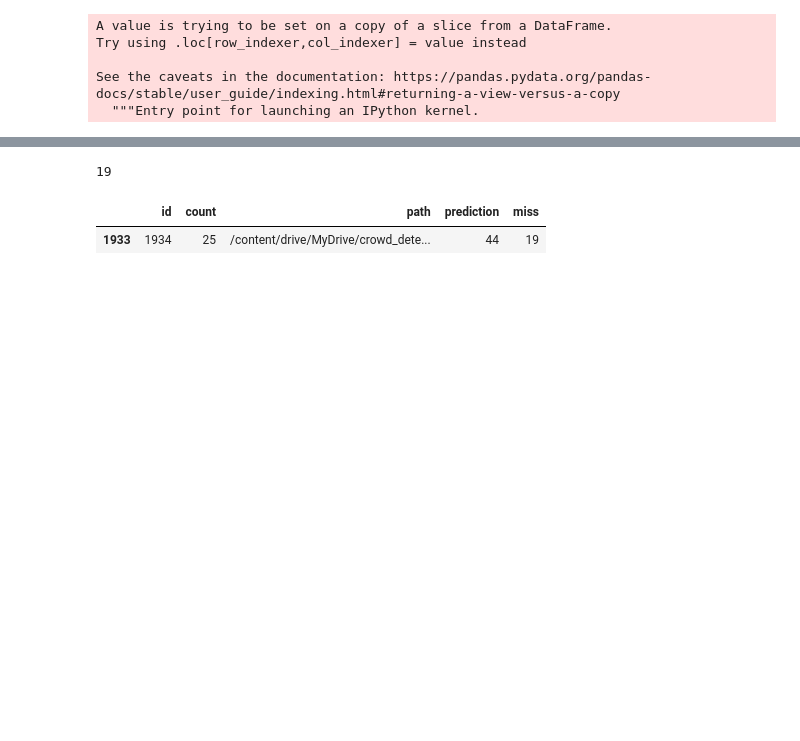
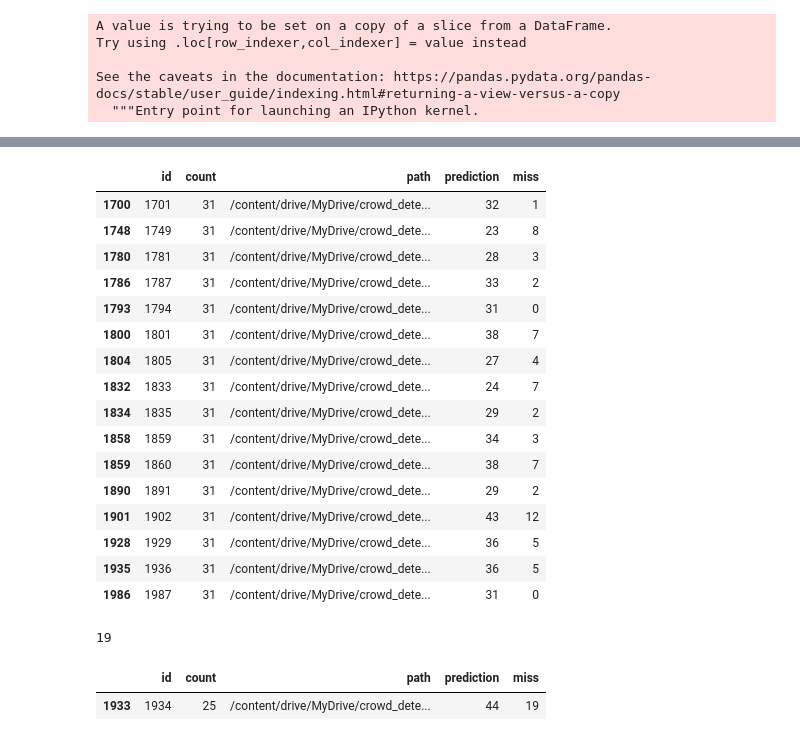
Before and after one commit to jeon-maker/Crowd_counting, a Jupyter notebook: use_1st.ipynb, the cells around one changed output, grey strips where cells are left out. Drawn from its saved outputs; the diff is of its cells as text; code cells hidden in the pictures; blank space fills up the shorter version.

```diff
--- a/use_1st.ipynb
+++ b/use_1st.ipynb
@@ -412,3 +430,23 @@ data_valid['miss'].mean()
+# %%
+under10
+# %% [output]
+|  | id | count | path | prediction | miss |
+| 1700 | 1701 | 31 | /content/drive/MyDrive/crowd_dete... | 32 | 1 |
+| 1748 | 1749 | 31 | /content/drive/MyDrive/crowd_dete... | 23 | 8 |
+| 1780 | 1781 | 31 | /content/drive/MyDrive/crowd_dete... | 28 | 3 |
+| 1786 | 1787 | 31 | /content/drive/MyDrive/crowd_dete... | 33 | 2 |
+| 1793 | 1794 | 31 | /content/drive/MyDrive/crowd_dete... | 31 | 0 |
+| 1800 | 1801 | 31 | /content/drive/MyDrive/crowd_dete... | 38 | 7 |
+| 1804 | 1805 | 31 | /content/drive/MyDrive/crowd_dete... | 27 | 4 |
+| 1832 | 1833 | 31 | /content/drive/MyDrive/crowd_dete... | 24 | 7 |
+| 1834 | 1835 | 31 | /content/drive/MyDrive/crowd_dete... | 29 | 2 |
+| 1858 | 1859 | 31 | /content/drive/MyDrive/crowd_dete... | 34 | 3 |
+| 1859 | 1860 | 31 | /content/drive/MyDrive/crowd_dete... | 38 | 7 |
+| 1890 | 1891 | 31 | /content/drive/MyDrive/crowd_dete... | 29 | 2 |
+| 1901 | 1902 | 31 | /content/drive/MyDrive/crowd_dete... | 43 | 12 |
+| 1928 | 1929 | 31 | /content/drive/MyDrive/crowd_dete... | 36 | 5 |
+| 1935 | 1936 | 31 | /content/drive/MyDrive/crowd_dete... | 36 | 5 |
+| 1986 | 1987 | 31 | /content/drive/MyDrive/crowd_dete... | 31 | 0 |
 # %%
 data_valid['miss'].max()
 # %% [output]
```
Also changed, not shown: parts of 11 cells of this notebook.
